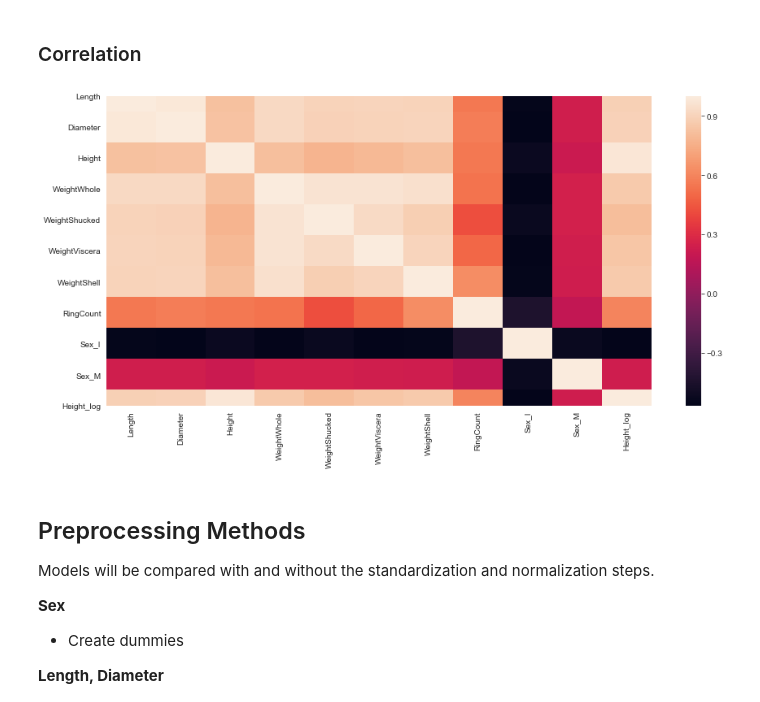
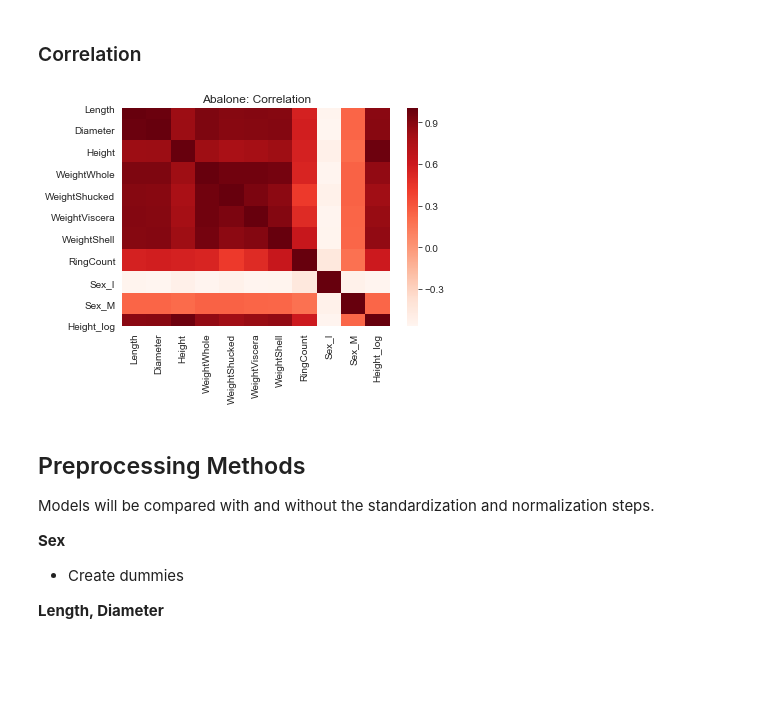
Before and after one commit to chrisammon3000/uci-abalone, a Jupyter notebook: notebooks/190924-gcl-initial-exploration.ipynb, the cells around one changed output. Cells and saved outputs as stored; diff of their text form; code cells hidden in the pictures; blank space fills up the shorter version.

```diff
--- a/notebooks/190924-gcl-initial-exploration.ipynb
+++ b/notebooks/190924-gcl-initial-exploration.ipynb
@@ -172,10 +172,9 @@ Name: RingCount, dtype: int64
 ### Correlation
 # %%
 plt.title("Abalone: Correlation")
-plt.figure(figsize=(15,7))
-sns.heatmap(raw.corr());
+sns.heatmap(raw.corr(), cmap='Reds');
 # %% [output]
-[figure, old version]
+[figure, new version]
 # %% [markdown]
 ## Preprocessing Methods
 
```
Also changed, not shown: parts of 13 cells of this notebook.
